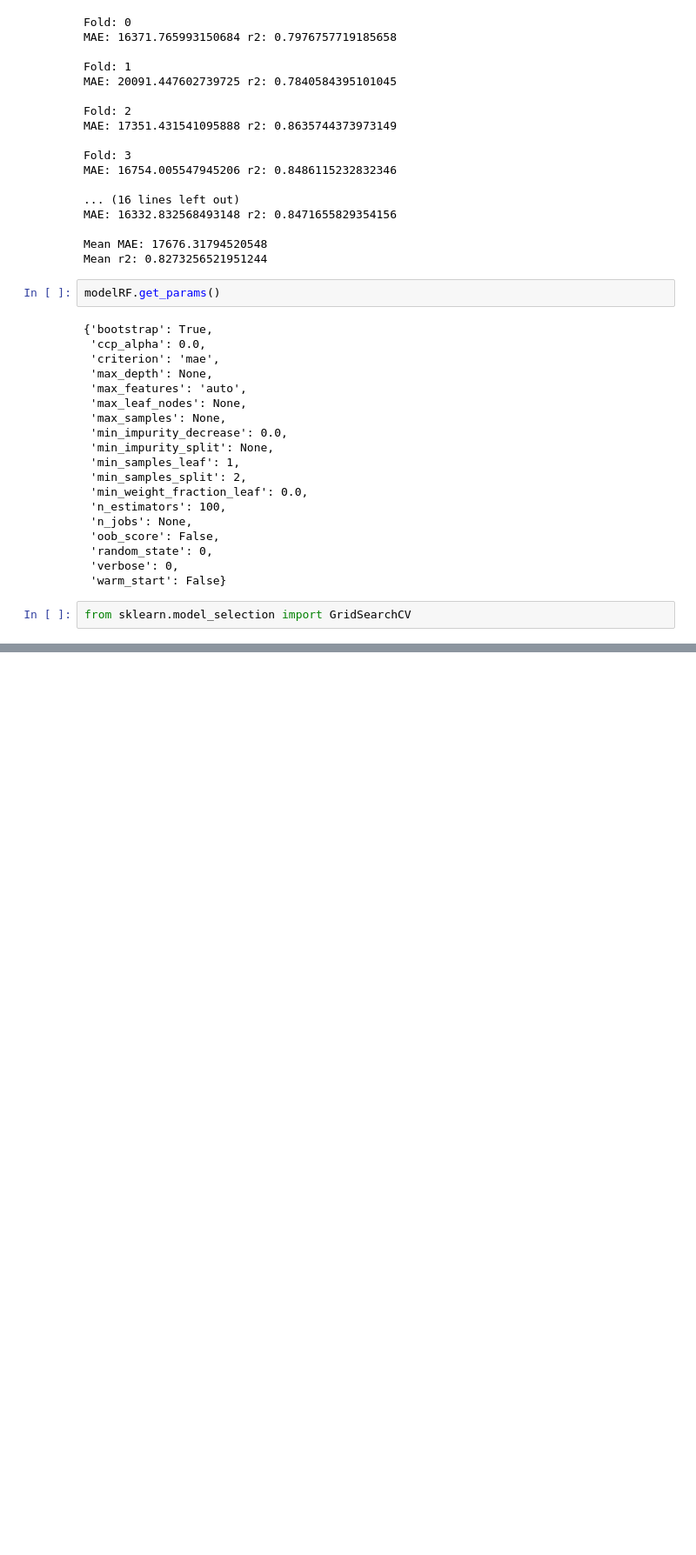
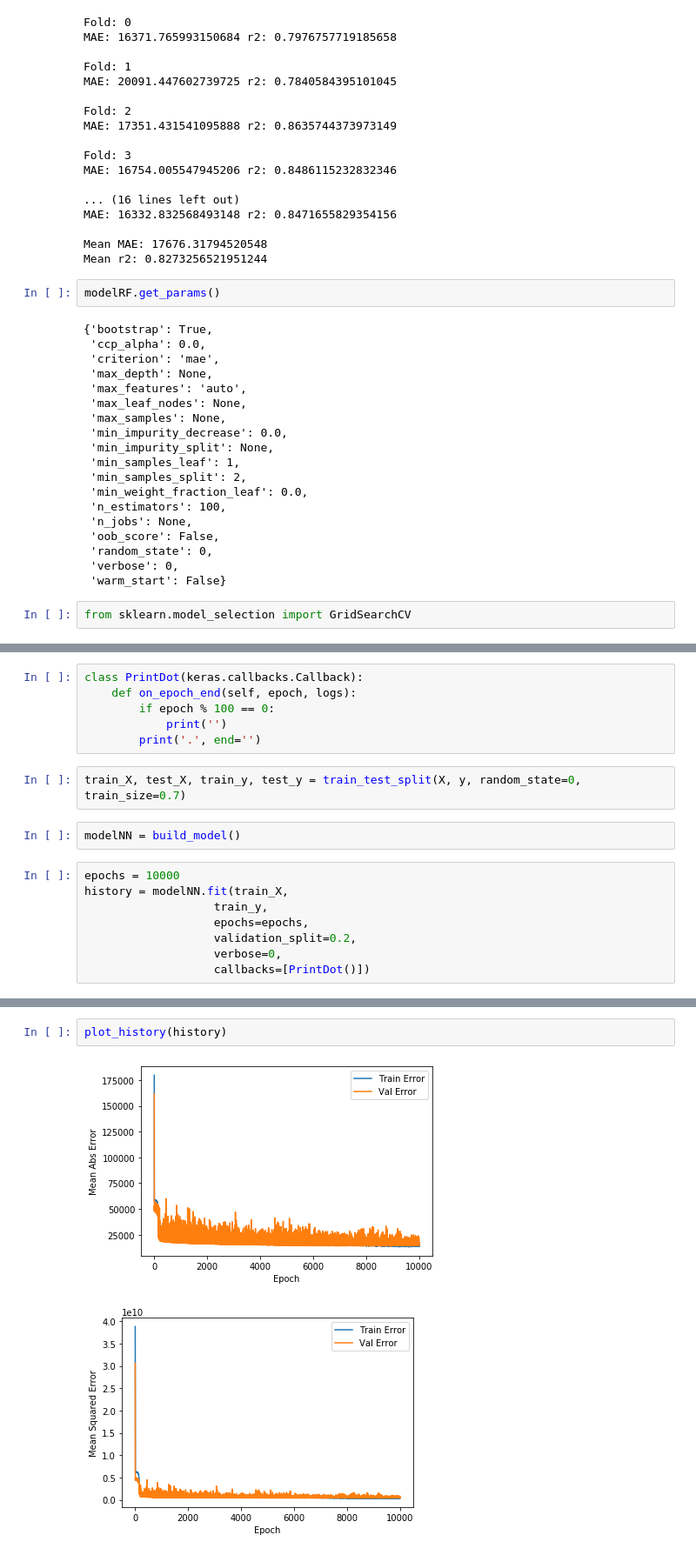
Before and after one commit to hernandezurbina/KaggleAdventures, a Jupyter notebook: HousingPrices.ipynb, the cells around one changed output, grey strips where cells are left out. Shown: that part at 87% size. Drawn from its saved outputs; the diff is of its cells as text; blank space fills up the shorter version.

Commit message:
Training NNs

```diff
--- a/HousingPrices.ipynb
+++ b/HousingPrices.ipynb
@@ -771,0 +1026,18 @@ params = {
+# %%
+class PrintDot(keras.callbacks.Callback):
+    def on_epoch_end(self, epoch, logs):
+        if epoch % 100 == 0:
+            print('')
+        print('.', end='')
+# %%
+train_X, test_X, train_y, test_y = train_test_split(X, y, random_state=0, train_size=0.7)
+# %%
+modelNN = build_model()
+# %%
+epochs = 10000
+history = modelNN.fit(train_X,
+                   train_y,
+                   epochs=epochs,
+                   validation_split=0.2,
+                   verbose=0,
+                   callbacks=[PrintDot()])
@@ -771,0 +1073,5 @@ params = {
+# %%
+plot_history(history)
+# %% [output]
+[figure, added]
+[figure, added]
```
Also changed, not shown: parts of 21 cells of this notebook.
